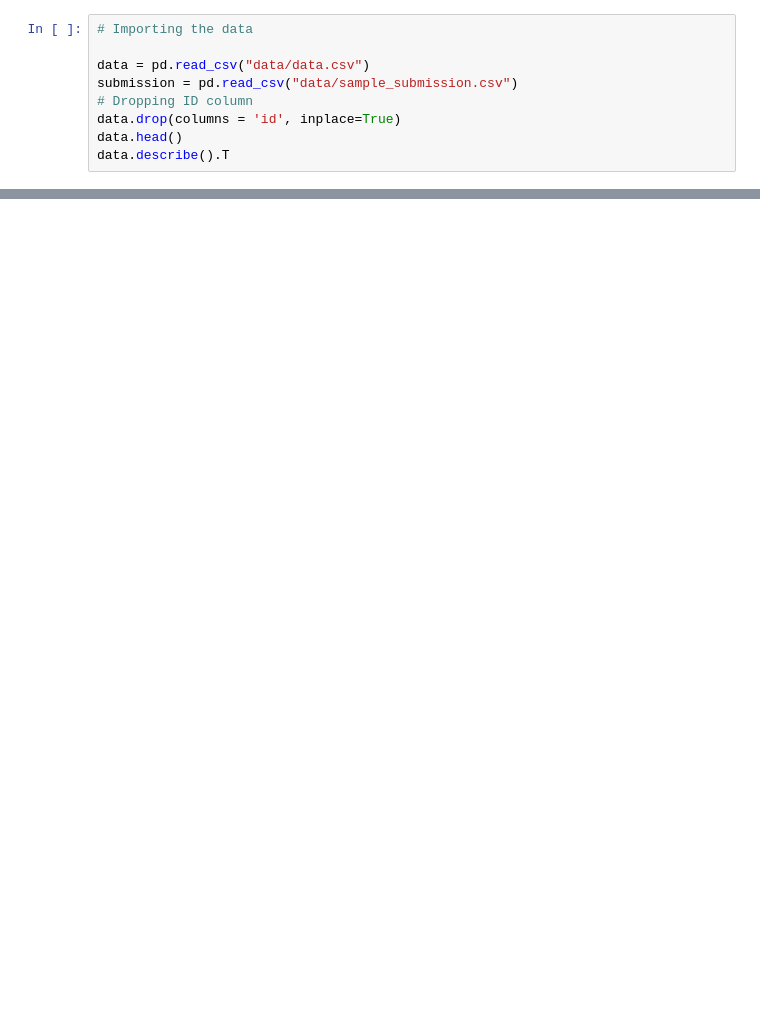
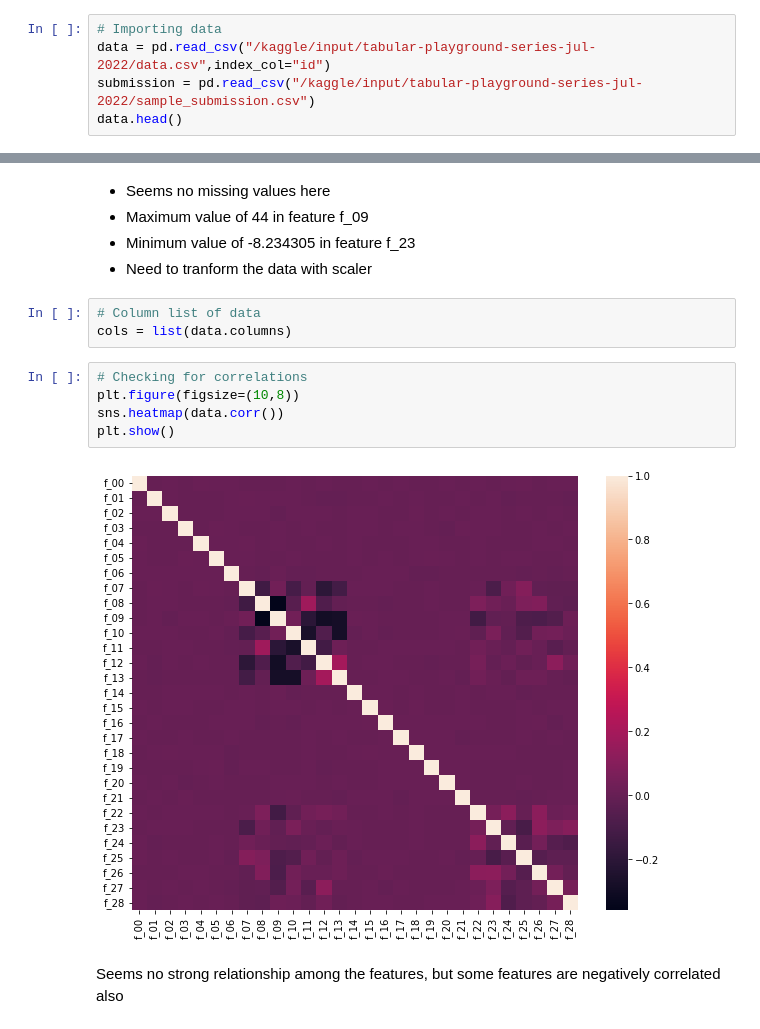
Before and after one commit to awinml/kaggle-playground-series, a Jupyter notebook: july-22/1_baseline.ipynb, the cells around one changed output, grey strips where cells are left out. Saved outputs shown, nothing was run; the diff lists cells and outputs as text; blank space fills up the shorter version.

```diff
--- a/july-22/1_baseline.ipynb
+++ b/july-22/1_baseline.ipynb
@@ -21,10 +33,6 @@ from tqdm import tqdm
 # %%
-# Importing the data
-
-data = pd.read_csv("data/data.csv")
-submission = pd.read_csv("data/sample_submission.csv")
-# Dropping ID column
-data.drop(columns = 'id', inplace=True)
+# Importing data
+data = pd.read_csv("/kaggle/input/tabular-playground-series-jul-2022/data.csv",index_col="id")
+submission = pd.read_csv("/kaggle/input/tabular-playground-series-jul-2022/sample_submission.csv")
 data.head()
-data.describe().T
 # %% [output]
@@ -166,0 +87,17 @@ submission
+# %% [markdown]
+* Seems no missing values here
+* Maximum value of 44 in feature f_09
+* Minimum value of -8.234305 in feature f_23
+* Need to tranform the data with scaler
+# %%
+# Column list of data
+cols = list(data.columns)
+# %%
+# Checking for correlations
+plt.figure(figsize=(10,8))
+sns.heatmap(data.corr())
+plt.show()
+# %% [output]
+[figure, added]
+# %% [markdown]
+Seems no strong relationship among the features, but some features are negatively correlated also
```
Also changed, not shown: parts of 27 cells of this notebook, 4 other files.
